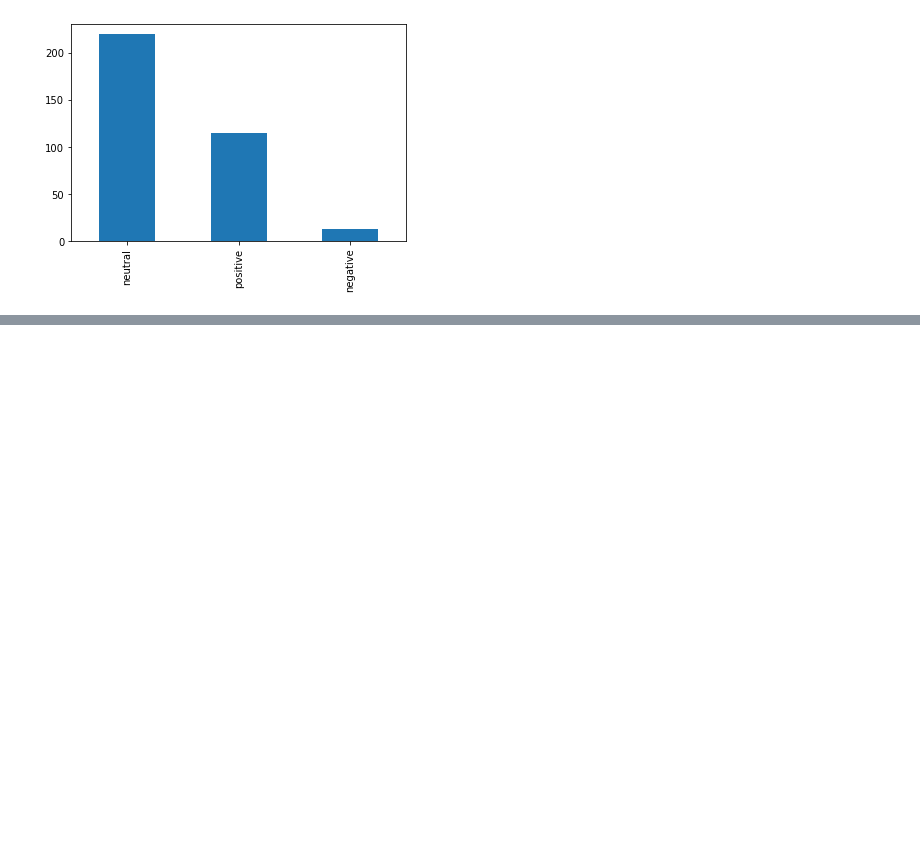
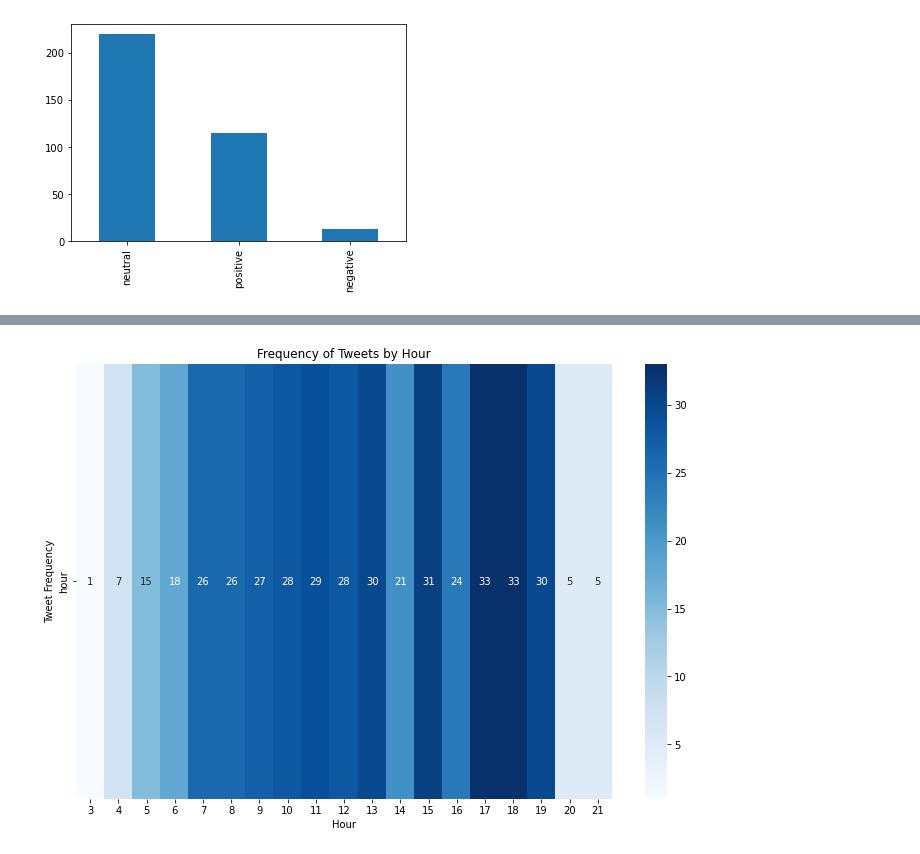
Before and after one commit to yeva-190/Armenian-political-analysis-with-sentiment-analysis, a Jupyter notebook: capstone.ipynb, the cells around one changed output, grey strips where cells are left out. Cells and saved outputs as stored; diff of their text form; code cells hidden in the pictures; blank space fills up the shorter version.

```diff
--- a/capstone.ipynb
+++ b/capstone.ipynb
@@ -237,0 +269,9 @@ before.label.value_counts().plot(kind='bar')
+# %%
+fig, ax = plt.subplots(figsize=(12, 8))
+sns.heatmap(hour_freq.to_frame().T, cmap='Blues', annot=True, fmt='d')
+ax.set_xlabel('Hour')
+ax.set_ylabel('Tweet Frequency')
+ax.set_title('Frequency of Tweets by Hour')
+plt.show()
+# %% [output]
+[figure, added]
```
Also changed, not shown: parts of 3 cells of this notebook.
